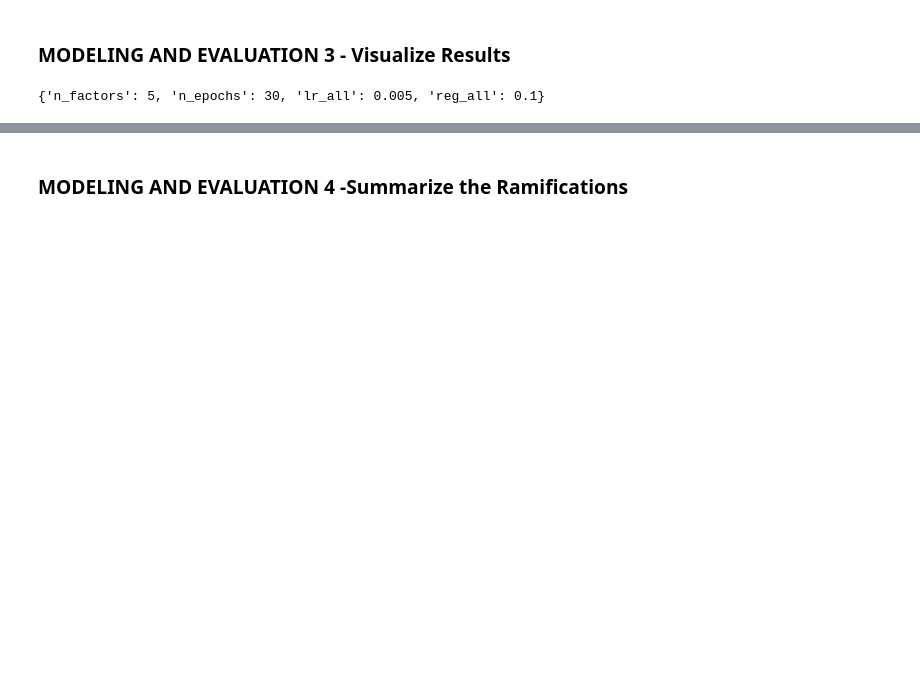
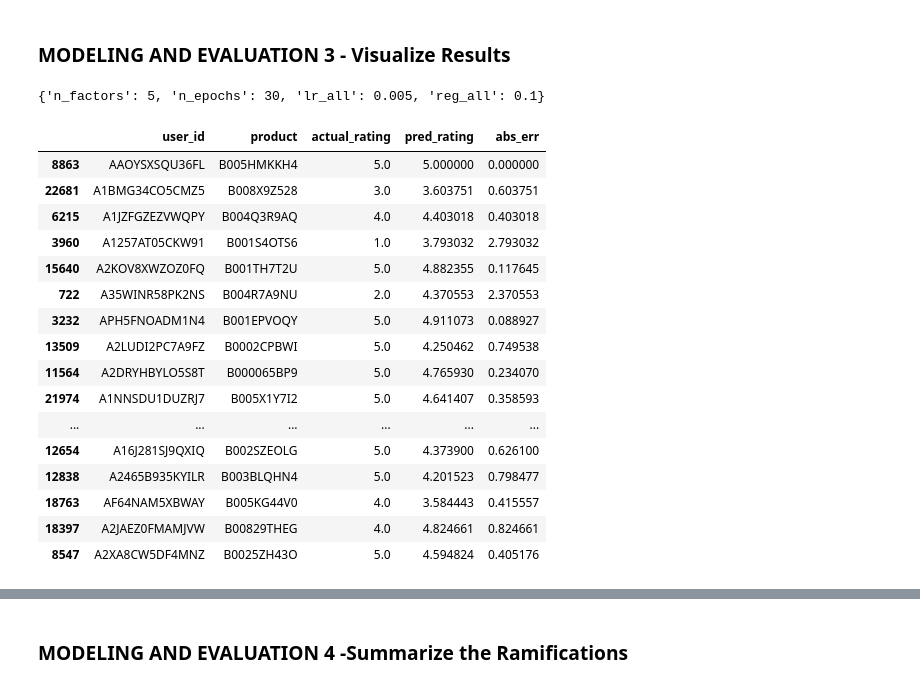
Before and after one commit to trishattah/DS_7331_Projects, a Jupyter notebook: Lab_3/Lab_3_Group_4_v2.ipynb, the cells around one changed output, grey strips where cells are left out. Saved outputs shown, nothing was run; the diff lists cells and outputs as text; code cells hidden in the pictures; blank space fills up the shorter version.

```diff
--- a/Lab_3/Lab_3_Group_4_v2.ipynb
+++ b/Lab_3/Lab_3_Group_4_v2.ipynb
@@ -113,0 +118,2 @@ dtype: int64
+# %%
+df1 = df1.drop_duplicates()
@@ -727,0 +631,25 @@ gssvd.best_params['rmse']
+# %%
+df_pred = pd.DataFrame(predictions, columns=['user_id', 'product', 'actual_rating', 'pred_rating', 'details'])
+
+df_pred['abs_err'] = abs(df_pred['pred_rating'] - df_pred['actual_rating'])
+df_pred.drop(['details'], axis=1, inplace=True)
+
+df_pred.sample(50)
+# %% [output]
+|  | user_id | product | actual_rating | pred_rating | abs_err |
+| 8863 | AAOYSXSQU36FL | B005HMKKH4 | 5.0 | 5.000000 | 0.000000 |
+| 22681 | A1BMG34CO5CMZ5 | B008X9Z528 | 3.0 | 3.603751 | 0.603751 |
+| 6215 | A1JZFGZEZVWQPY | B004Q3R9AQ | 4.0 | 4.403018 | 0.403018 |
+| 3960 | A1257AT05CKW91 | B001S4OTS6 | 1.0 | 3.793032 | 2.793032 |
+| 15640 | A2KOV8XWZOZ0FQ | B001TH7T2U | 5.0 | 4.882355 | 0.117645 |
+| 722 | A35WINR58PK2NS | B004R7A9NU | 2.0 | 4.370553 | 2.370553 |
+| 3232 | APH5FNOADM1N4 | B001EPVOQY | 5.0 | 4.911073 | 0.088927 |
+| 13509 | A2LUDI2PC7A9FZ | B0002CPBWI | 5.0 | 4.250462 | 0.749538 |
+| 11564 | A2DRYHBYLO5S8T | B000065BP9 | 5.0 | 4.765930 | 0.234070 |
+| 21974 | A1NNSDU1DUZRJ7 | B005X1Y7I2 | 5.0 | 4.641407 | 0.358593 |
+| ... | ... | ... | ... | ... | ... |
+| 12654 | A16J281SJ9QXIQ | B002SZEOLG | 5.0 | 4.373900 | 0.626100 |
+| 12838 | A2465B935KYILR | B003BLQHN4 | 5.0 | 4.201523 | 0.798477 |
+| 18763 | AF64NAM5XBWAY | B005KG44V0 | 4.0 | 3.584443 | 0.415557 |
+| 18397 | A2JAEZ0FMAMJVW | B00829THEG | 4.0 | 4.824661 | 0.824661 |
+| 8547 | A2XA8CW5DF4MNZ | B0025ZH43O | 5.0 | 4.594824 | 0.405176 |
```
Also changed, not shown: parts of 29 cells of this notebook.
